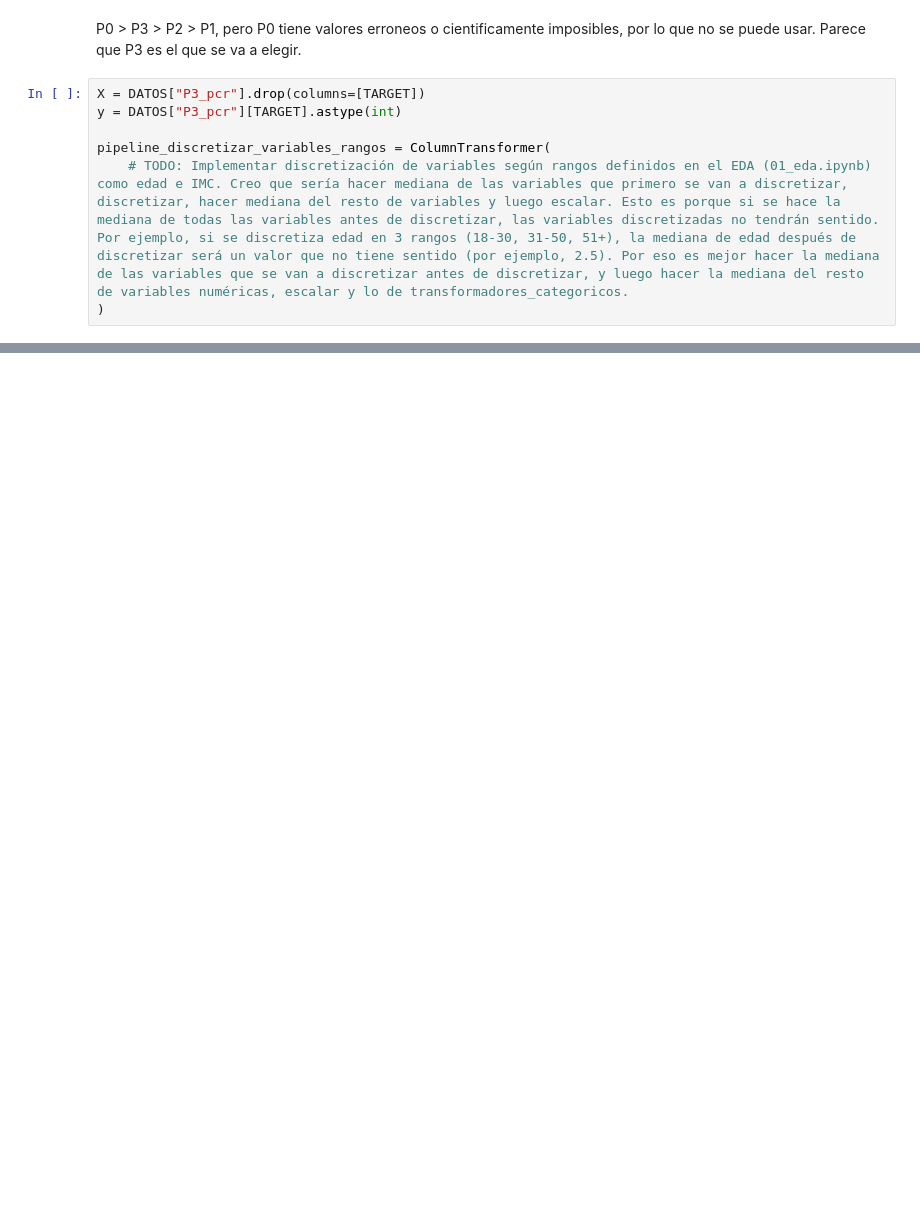
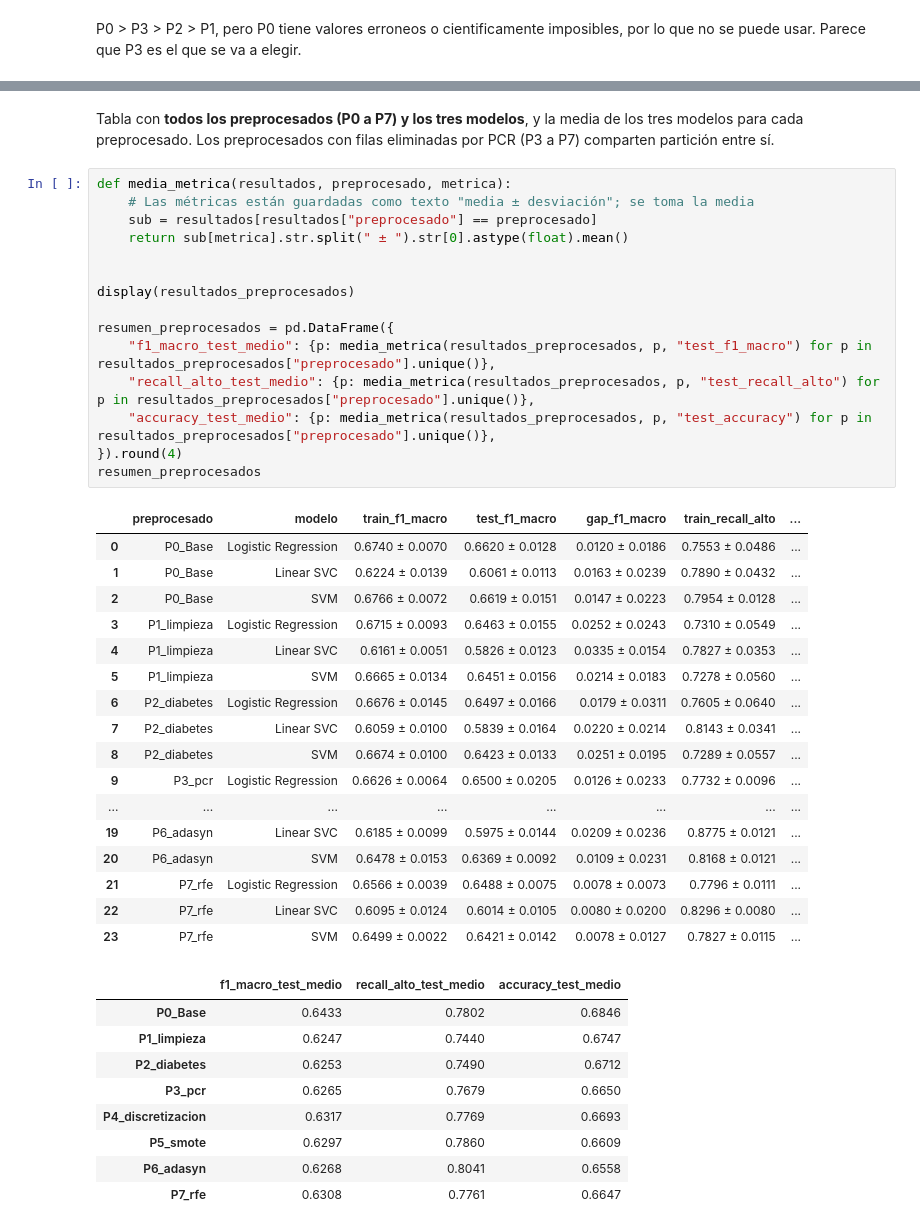
Before and after one commit to madalenointhemorning/MachineLearningUMU, a Jupyter notebook: notebooks/02_preprocesamiento_y_modelado.ipynb, the cells around one changed output, grey strips where cells are left out. Cells and saved outputs as stored; diff of their text form; blank space fills up the shorter version.

Commit message:
Introducción de preprocesados faltantes y compilado del notebook

```diff
--- a/notebooks/02_preprocesamiento_y_modelado.ipynb
+++ b/notebooks/02_preprocesamiento_y_modelado.ipynb
@@ -795,9 +871,2 @@ resultados_limpieza
 # %% [markdown]
 P0 > P3 > P2 > P1, pero P0 tiene valores erroneos o cientificamente imposibles, por lo que no se puede usar. Parece que P3 es el que se va a elegir.
-# %%
-X = DATOS["P3_pcr"].drop(columns=[TARGET])
-y = DATOS["P3_pcr"][TARGET].astype(int)
-
-pipeline_discretizar_variables_rangos = ColumnTransformer(
-    # TODO: Implementar discretización de variables según rangos definidos en el EDA (01_eda.ipynb) como edad e IMC. Creo que sería hacer mediana de las variables que primero se van a discretizar, discretizar, hacer mediana del resto de variables y luego escalar. Esto es porque si se hace la mediana de todas las variables antes de discretizar, las variables discretizadas no tendrán sentido. Por ejemplo, si se discretiza edad en 3 rangos (18-30, 31-50, 51+), la mediana de edad después de discretizar será un valor que no tiene sentido (por ejemplo, 2.5). Por eso es mejor hacer la mediana de las variables que se van a discretizar antes de discretizar, y luego hacer la mediana del resto de variables numéricas, escalar y lo de transformadores_categoricos.
-)
@@ -805,0 +927,44 @@ TypeError: ColumnTransformer.__init__() missing 1 required positional argument:
+# %% [markdown]
+Tabla con **todos los preprocesados (P0 a P7) y los tres modelos**, y la media de los tres modelos para cada preprocesado. Los preprocesados con filas eliminadas por PCR (P3 a P7) comparten partición entre sí.
+# %%
+def media_metrica(resultados, preprocesado, metrica):
+    # Las métricas están guardadas como texto "media ± desviación"; se toma la media
+    sub = resultados[resultados["preprocesado"] == preprocesado]
+    return sub[metrica].str.split(" ± ").str[0].astype(float).mean()
+
+
+display(resultados_preprocesados)
+
+resumen_preprocesados = pd.DataFrame({
+    "f1_macro_test_medio": {p: media_metrica(resultados_preprocesados, p, "test_f1_macro") for p in resultados_preprocesados["preprocesado"].unique()},
+    "recall_alto_test_medio": {p: media_metrica(resultados_preprocesados, p, "test_recall_alto") for p in resultados_preprocesados["preprocesado"].unique()},
+    "accuracy_test_medio": {p: media_metrica(resultados_preprocesados, p, "test_accuracy") for p in resultados_preprocesados["preprocesado"].unique()},
+}).round(4)
+resumen_preprocesados
+# %% [output]
+|  | preprocesado | modelo | train_f1_macro | test_f1_macro | gap_f1_macro | train_recall_alto | ... |
+| 0 | P0_Base | Logistic Regression | 0.6740 ± 0.0070 | 0.6620 ± 0.0128 | 0.0120 ± 0.0186 | 0.7553 ± 0.0486 | ... |
+| 1 | P0_Base | Linear SVC | 0.6224 ± 0.0139 | 0.6061 ± 0.0113 | 0.0163 ± 0.0239 | 0.7890 ± 0.0432 | ... |
+| 2 | P0_Base | SVM | 0.6766 ± 0.0072 | 0.6619 ± 0.0151 | 0.0147 ± 0.0223 | 0.7954 ± 0.0128 | ... |
+| 3 | P1_limpieza | Logistic Regression | 0.6715 ± 0.0093 | 0.6463 ± 0.0155 | 0.0252 ± 0.0243 | 0.7310 ± 0.0549 | ... |
+| 4 | P1_limpieza | Linear SVC | 0.6161 ± 0.0051 | 0.5826 ± 0.0123 | 0.0335 ± 0.0154 | 0.7827 ± 0.0353 | ... |
+| 5 | P1_limpieza | SVM | 0.6665 ± 0.0134 | 0.6451 ± 0.0156 | 0.0214 ± 0.0183 | 0.7278 ± 0.0560 | ... |
+| 6 | P2_diabetes | Logistic Regression | 0.6676 ± 0.0145 | 0.6497 ± 0.0166 | 0.0179 ± 0.0311 | 0.7605 ± 0.0640 | ... |
+| 7 | P2_diabetes | Linear SVC | 0.6059 ± 0.0100 | 0.5839 ± 0.0164 | 0.0220 ± 0.0214 | 0.8143 ± 0.0341 | ... |
+| 8 | P2_diabetes | SVM | 0.6674 ± 0.0100 | 0.6423 ± 0.0133 | 0.0251 ± 0.0195 | 0.7289 ± 0.0557 | ... |
+| 9 | P3_pcr | Logistic Regression | 0.6626 ± 0.0064 | 0.6500 ± 0.0205 | 0.0126 ± 0.0233 | 0.7732 ± 0.0096 | ... |
+| ... | ... | ... | ... | ... | ... | ... | ... |
+| 19 | P6_adasyn | Linear SVC | 0.6185 ± 0.0099 | 0.5975 ± 0.0144 | 0.0209 ± 0.0236 | 0.8775 ± 0.0121 | ... |
+| 20 | P6_adasyn | SVM | 0.6478 ± 0.0153 | 0.6369 ± 0.0092 | 0.0109 ± 0.0231 | 0.8168 ± 0.0121 | ... |
+| 21 | P7_rfe | Logistic Regression | 0.6566 ± 0.0039 | 0.6488 ± 0.0075 | 0.0078 ± 0.0073 | 0.7796 ± 0.0111 | ... |
+| 22 | P7_rfe | Linear SVC | 0.6095 ± 0.0124 | 0.6014 ± 0.0105 | 0.0080 ± 0.0200 | 0.8296 ± 0.0080 | ... |
+| 23 | P7_rfe | SVM | 0.6499 ± 0.0022 | 0.6421 ± 0.0142 | 0.0078 ± 0.0127 | 0.7827 ± 0.0115 | ... |
+|  | f1_macro_test_medio | recall_alto_test_medio | accuracy_test_medio |
+| P0_Base | 0.6433 | 0.7802 | 0.6846 |
+| P1_limpieza | 0.6247 | 0.7440 | 0.6747 |
+| P2_diabetes | 0.6253 | 0.7490 | 0.6712 |
+| P3_pcr | 0.6265 | 0.7679 | 0.6650 |
+| P4_discretizacion | 0.6317 | 0.7769 | 0.6693 |
+| P5_smote | 0.6297 | 0.7860 | 0.6609 |
+| P6_adasyn | 0.6268 | 0.8041 | 0.6558 |
+| P7_rfe | 0.6308 | 0.7761 | 0.6647 |
```
Also changed, not shown: parts of 15 cells of this notebook, 1 other file.
